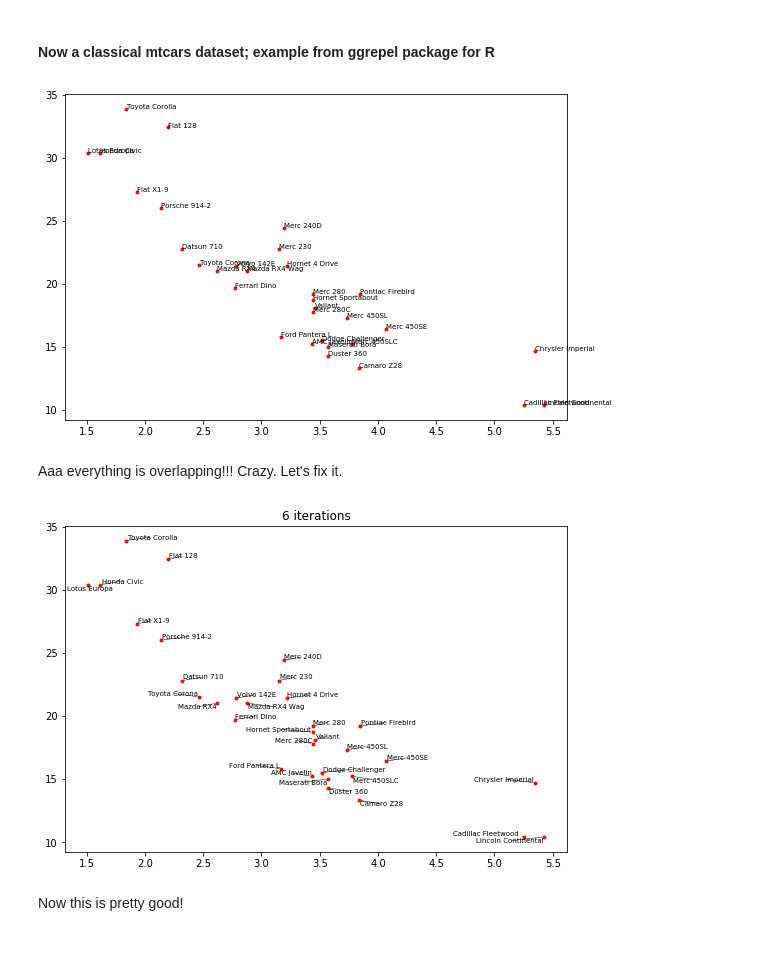
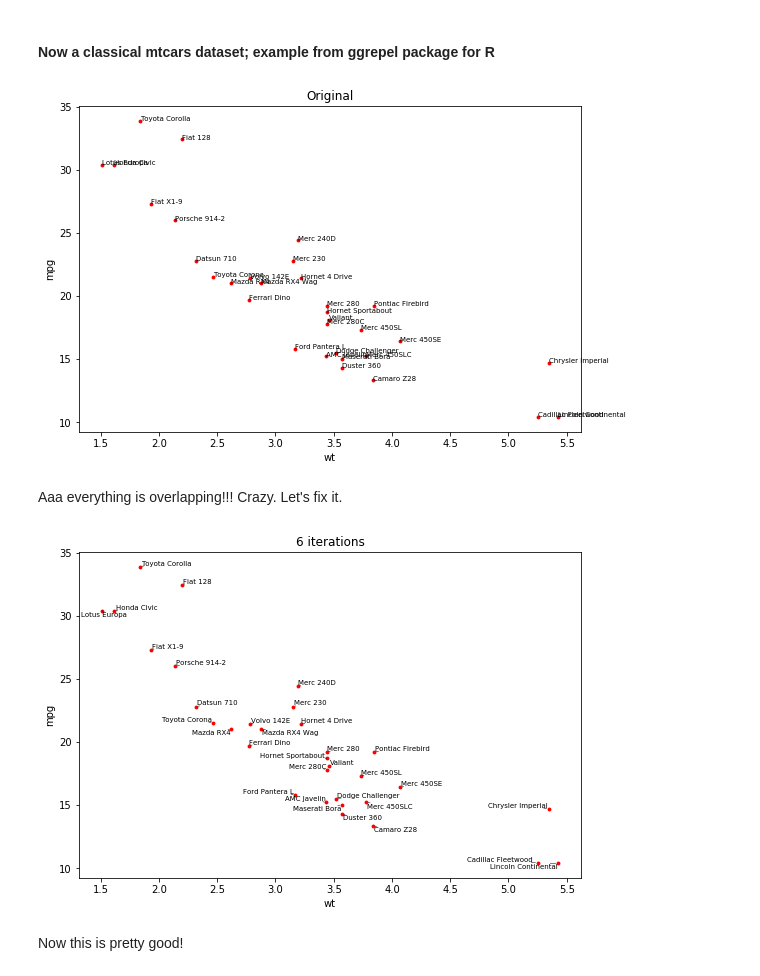
Before and after one commit to Phlya/adjustText, a Jupyter notebook: docs/source/Examples.ipynb, the cells around one changed output. Drawn from its saved outputs; the diff is of its cells as text; code cells hidden in the pictures; blank space fills up the shorter version.

```diff
--- a/docs/source/Examples.ipynb
+++ b/docs/source/Examples.ipynb
@@ -30,7 +30,7 @@ adjust_text(texts)
 # %%
 fig, ax = plt.subplots()
 plt.plot(x, y, 'bo')
-texts = [plt.text(x[i], y[i], 'Text%s' %i, ha='center', va='center') for i in range(len(x))]
+texts = [plt.text(x[i], y[i], 'Text%s' %i) for i in range(len(x))]
 adjust_text(texts, arrowprops=dict(arrowstyle='->', color='red'))
 # %% [output]
 8
@@ -149,23 +149,27 @@ And this is very nice now!
 # %%
 mtcars = pd.read_csv('../../figures/mtcars.csv')
 def plot_mtcars(adjust=False, *args, **kwargs):
     plt.figure(figsize=(9, 6))
     plt.scatter(mtcars['wt'], mtcars['mpg'], s=15, c='r', edgecolors=(1,1,1,0))
     texts = []
     for x, y, s in zip(mtcars['wt'], mtcars['mpg'], mtcars['Car']):
         texts.append(plt.text(x, y, s, size=7))
+    plt.xlabel('wt')
+    plt.ylabel('mpg')
     if adjust:
-        plt.title('%s iterations' % adjust_text(texts, arrowprops=dict(arrowstyle="-", color='k', lw=0.5),
+        plt.title('%s iterations' % adjust_text(texts, ha='center', va='center', arrowprops=dict(arrowstyle="-", color='k', lw=0.5, shrinkA=0),
                                                 save_steps=False, save_prefix='/home/ilya/adjustText/examples/mtcars', **kwargs))
+    else:
+        plt.title('Original')
 _ = plot_mtcars()
 # %% [output]
-[figure, old version]
+[figure, new version]
 # %% [markdown]
 Aaa everything is overlapping!!! Crazy. Let's fix it.
 # %%
 plot_mtcars(adjust=True)
 # %% [output]
-[figure, old version]
+[figure, new version]
 # %% [markdown]
 Now this is pretty good!
 # %% [markdown]
```
Also changed, not shown: parts of 9 cells of this notebook.
